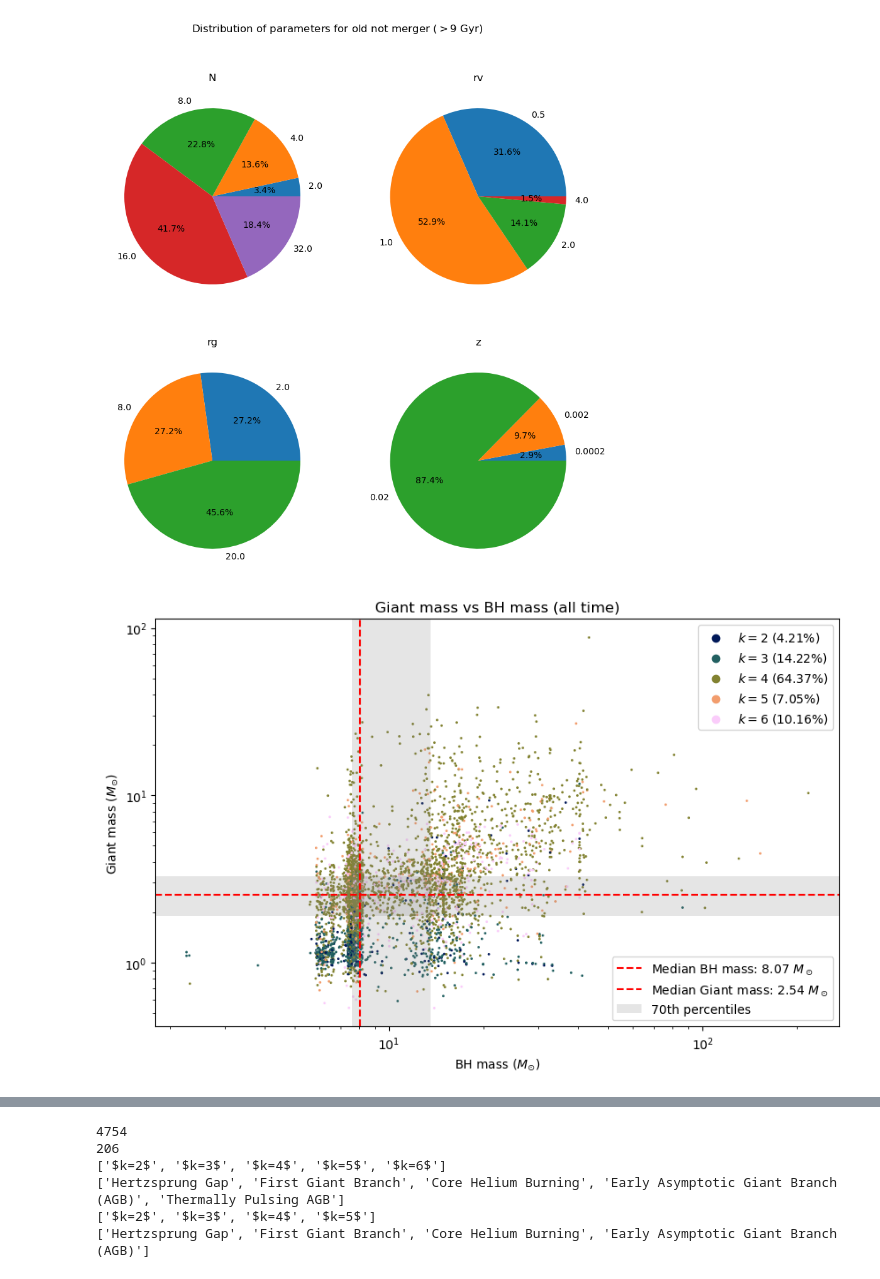
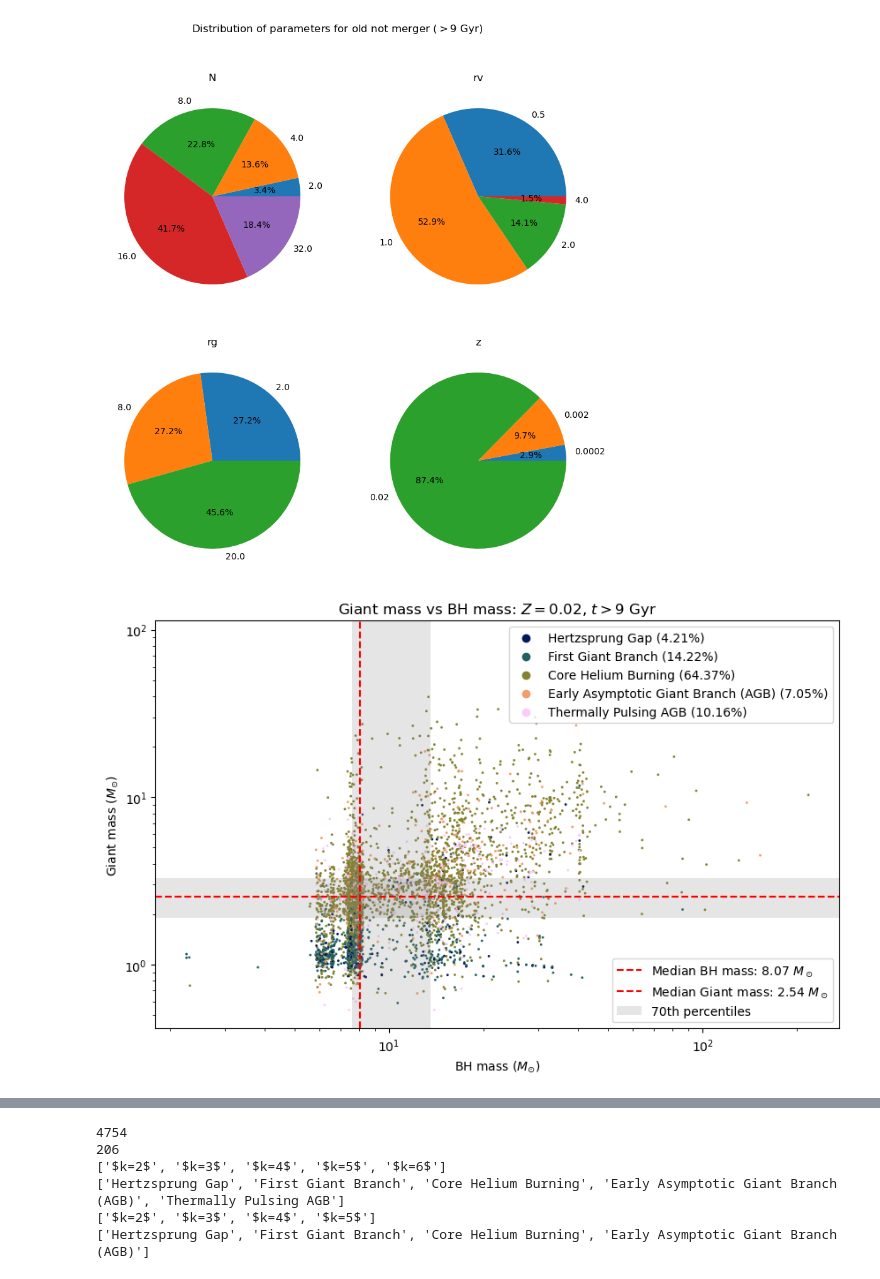
Before and after one commit to Stufffffs/CASSI_2024_code, a Jupyter notebook: collisions_processing.ipynb, the cells around one changed output, grey strips where cells are left out. Saved outputs shown, nothing was run; the diff lists cells and outputs as text; code cells hidden in the pictures.

Commit message:
giantBH mass medians

```diff
--- a/collisions_processing.ipynb
+++ b/collisions_processing.ipynb
@@ -1349,7 +1349,6 @@ times_GiantBH = data[::, 4].astype(float)
 
 
 colors = cm.batlow(np.linspace(0, 1, len(set(type_Giant))))
-
 
 # Get unique numbers from the list
 unique_numbers = list(set(type_Giant))
@@ -1368,37 +1367,58 @@ scatter = ax.scatter(mass_BH, mass_Giant, s=1, color=colors_N)
 
 median_BH = np.median(mass_BH)
 median_Giant = np.median(mass_Giant)
 median_BH_line = ax.axvline(median_BH, color='red', linestyle='--', label=rf'Median BH mass: {median_BH:.2f} $M_\odot$')
 median_Giant_line = ax.axhline(median_Giant, color='red', linestyle='--', label=rf'Median Giant mass: {median_Giant:.2f} $M_\odot$')
 
 mass_Giant_30 = np.percentile(mass_Giant, 30)
 mass_Giant_70 = np.percentile(mass_Giant, 70)
 mass_BH_30 = np.percentile(mass_BH, 30)
 mass_BH_70 = np.percentile(mass_BH, 70)
 
 percentiles = ax.axhspan(mass_Giant_30, mass_Giant_70, color='gray', alpha=0.2, lw=0, label="70th percentiles")
 ax.axvspan(mass_BH_30, mass_BH_70, color='gray', alpha=0.2, lw=0)
 
-
 ax.set_xlabel(r'BH mass ($M_{\odot}$)')
 ax.set_ylabel(r'Giant mass ($M_{\odot}$)')
-ax.set_title('Giant mass vs BH mass (all time)')
+ax.set_title('Giant mass vs BH mass: $Z=0.02$, $t>9$ Gyr')
 ax.set_xscale('log')
 ax.set_yscale('log')
 
+# Define the dictionary for the mapping
+stage_mapping = {
+    0: "Main Sequence (MS), $< 0.7 M_\odot$",
+    1: "MS, $> 0.7 M_\odot$",
+    2: "Hertzsprung Gap",
+    3: "First Giant Branch",
+    4: "Core Helium Burning",
+    5: "Early Asymptotic Giant Branch (AGB)",
+    6: "Thermally Pulsing AGB",
+    7: "Naked Helium Star MS",
+    8: "Naked Helium Star Hertzsprung Gap",
+    9: "Naked Helium Star Giant Branch",
+    10: "Helium White Dwarf",
+    11: "Carbon/Oxygen White Dwarf",
+    12: "Oxygen/Neon White Dwarf",
+    13: "Neutron Star",
+    14: "Black Hole",
+    15: "Massless Remnant"
+}
 
-# Create the first legend
-legend_labels = {N: rf'$k={int(N)}$ ({frac:.2f}%)' for N, frac in zip(unique_numbers, fractions)}
+# Replace integers with corresponding text
+giant_name_types = [stage_mapping[num] for num in unique_numbers]
+
+# Create a legend
+legend_labels = {stage_mapping[N]: f'{stage_mapping[N]} ({frac:.2f}%)' for N, frac in zip(unique_numbers, fractions)}
 legend_handles = []
 for N in unique_numbers:
-    label = legend_labels[N]
+    label = legend_labels[stage_mapping[N]]
     color = N_to_color[N]
     legend_handles.append(ax.scatter([], [], c=color, label=label))
 first_legend = ax.legend(handles=legend_handles, loc='best')
 ax.add_artist(first_legend)  # Add the first legend as an artist to the axes
 
 # Create the second legend for the median lines
 median_legend = ax.legend(handles=[median_BH_line, median_Giant_line, percentiles], loc='lower right')
 # %% [output]
-[figure, old version]
+[figure, new version]
 # %%
```
Also changed, not shown: parts of 3 cells of this notebook.
